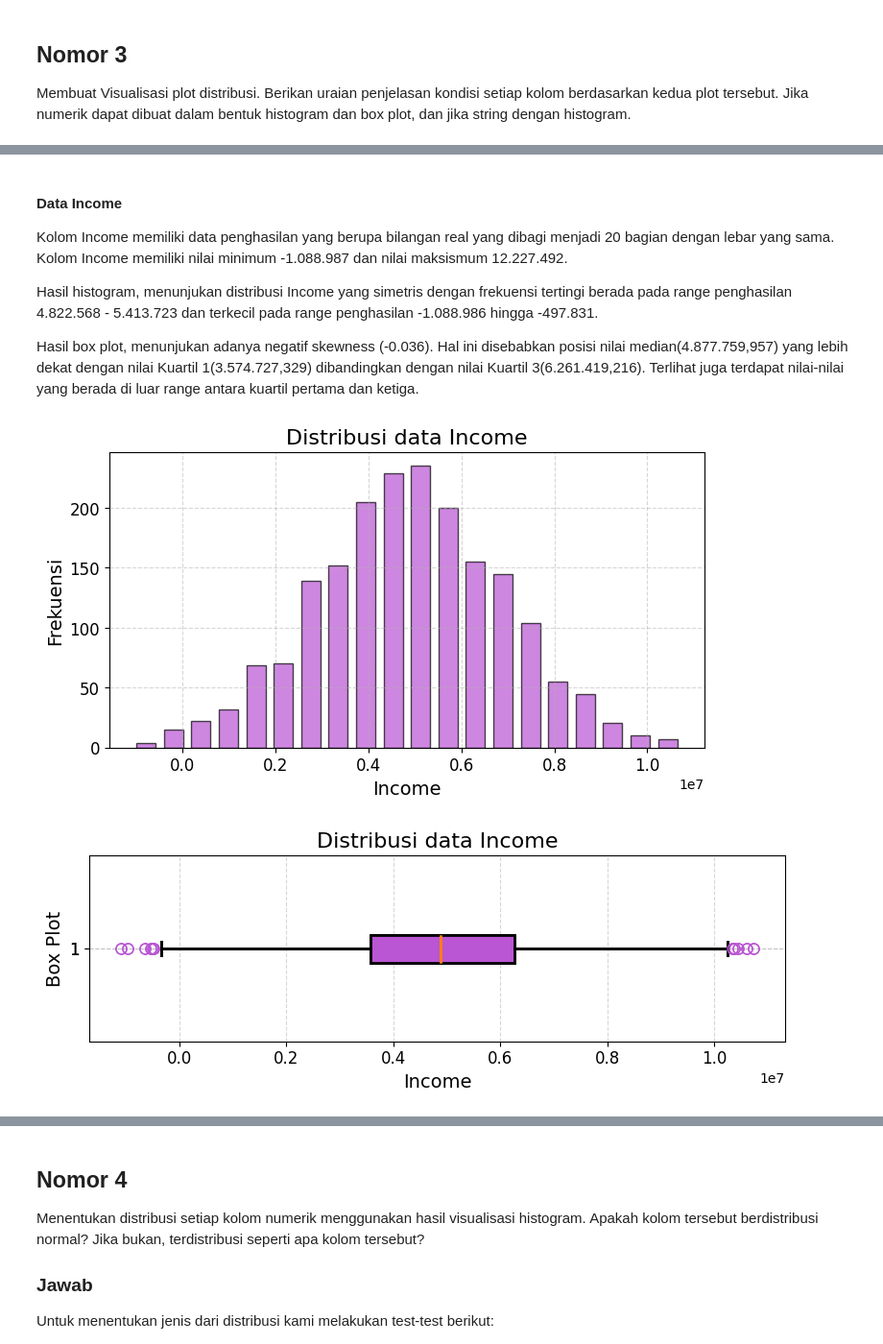
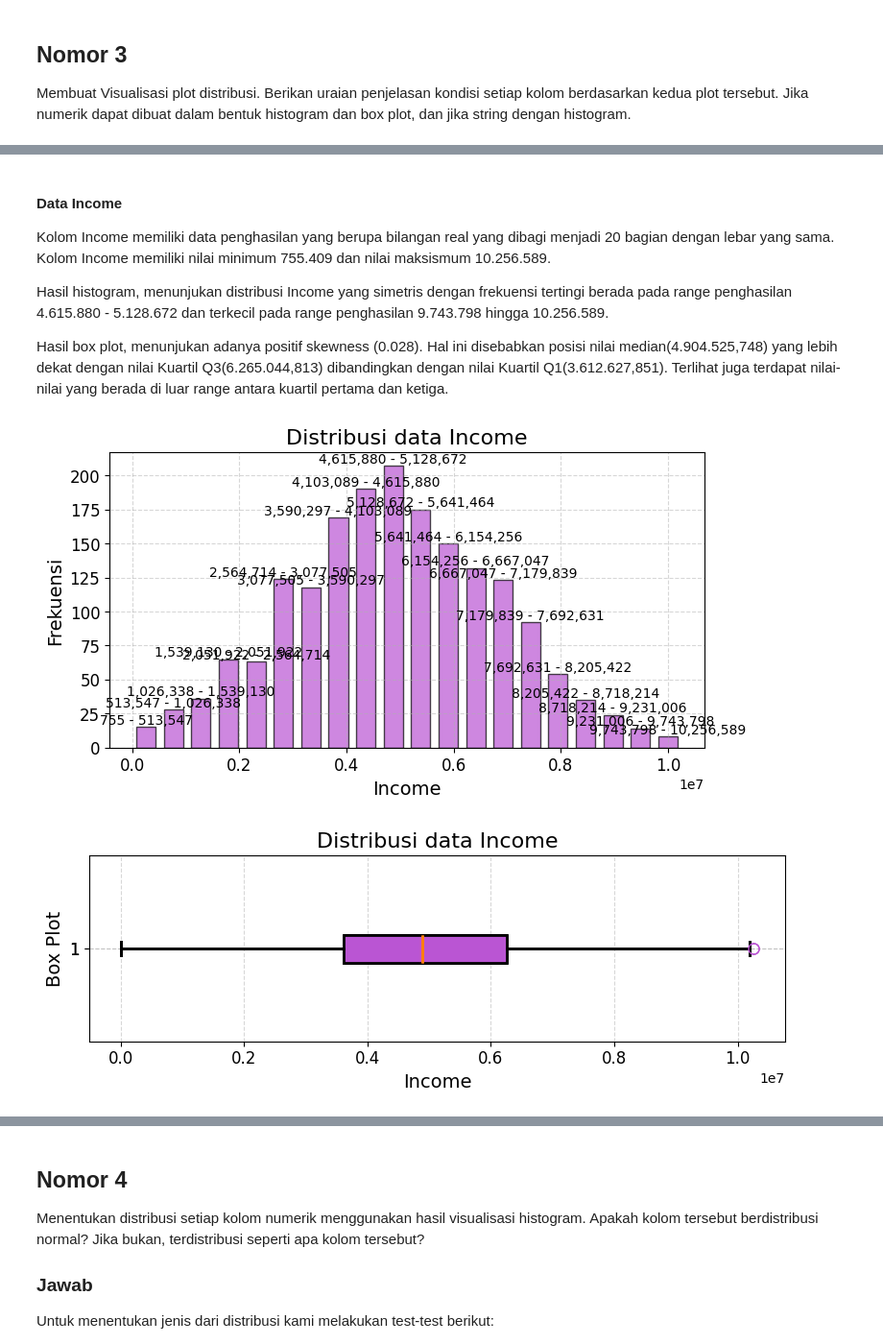
Before and after one commit to NoHaitch/Tubes_Probstat, a Jupyter notebook: K01-IF2220-13522071-13522091.ipynb, the cells around one changed output, grey strips where cells are left out. Shown at 96% size. Cells and saved outputs as stored; diff of their text form; code cells hidden in the pictures.

Commit message:
feat: fix general question number 2 and 3

```diff
--- a/K01-IF2220-13522071-13522091.ipynb
+++ b/K01-IF2220-13522071-13522091.ipynb
@@ -252,0 +239,29 @@ result_data
+# %%
+# 3. using z score to remove outliers
+numeric_columns = data.select_dtypes(include=['number']).columns
+
+# For each numeric column, calculate Q1, Q3, IQR, and remove outliers
+for column in numeric_columns:
+    Q1 = result_data[column].quantile(0.25)
+    Q3 = result_data[column].quantile(0.75)
+    IQR = Q3 - Q1
+
+    # Define outliers and remove them
+    outliers = (result_data[column] < (Q1 - 1.5 * IQR)) | (result_data[column] > (Q3 + 1.5 * IQR))
+    result_data = result_data[~outliers]
+
+# Reset data frame index
+result_data.reset_index(drop=True, inplace=True)
+
+# get new size
+no_outlier_size = result_data.shape[0]
+
+display(Markdown("#### data removed = %d" % (logical_size - no_outlier_size)))
+display(Markdown("<br>"))
+
+total_removed = original_size - no_outlier_size
+
+display(Markdown("## Resulting data without outliers: "))
+display(Markdown("### total data removed = %d" % total_removed))
+display(Markdown("#### outlier percentage = %d%%" % (total_removed/original_size*100)))
+display(Markdown("#### new size = %d" % no_outlier_size))
@@ -415,16 +437,16 @@ distribution_plot_numeric(data_column_numeric[0])
 # %% [markdown]
 #### Data Income
 
-Kolom Income memiliki data penghasilan yang berupa bilangan real yang dibagi menjadi 20 bagian dengan lebar yang sama. Kolom Income memiliki nilai minimum -1.088.987 dan nilai maksismum 12.227.492.
+Kolom Income memiliki data penghasilan yang berupa bilangan real yang dibagi menjadi 20 bagian dengan lebar yang sama. Kolom Income memiliki nilai minimum 755.409 dan nilai maksismum 10.256.589.
 
-Hasil histogram, menunjukan distribusi Income yang simetris dengan frekuensi tertingi berada pada range penghasilan 4.822.568 - 5.413.723 dan terkecil pada range penghasilan -1.088.986 hingga -497.831.
+Hasil histogram, menunjukan distribusi Income yang simetris dengan frekuensi tertingi berada pada range penghasilan 4.615.880 - 5.128.672 dan terkecil pada range penghasilan 9.743.798 hingga 10.256.589.
 
-Hasil box plot, menunjukan adanya negatif skewness (-0.036). Hal ini disebabkan posisi nilai median(4.877.759,957) yang lebih dekat dengan nilai Kuartil 1(3.574.727,329) dibandingkan dengan nilai Kuartil 3(6.261.419,216). Terlihat juga terdapat nilai-nilai yang berada di luar range antara kuartil pertama dan ketiga.
+Hasil box plot, menunjukan adanya positif skewness (0.028). Hal ini disebabkan posisi nilai median(4.904.525,748) yang lebih dekat dengan nilai Kuartil Q3(6.265.044,813) dibandingkan dengan nilai Kuartil Q1(3.612.627,851). Terlihat juga terdapat nilai-nilai yang berada di luar range antara kuartil pertama dan ketiga.
 # %%
-distribution_plot_numeric(data_column_numeric[1])
+distribution_plot_numeric(data_column_numeric[1], True)
 # %% [output]
-[figure, old version]
+[figure, new version]
-[figure, old version]
+[figure, new version]
 # %% [markdown]
 #### Data Stress_Level
 
```
Also changed, not shown: parts of 29 cells of this notebook.
